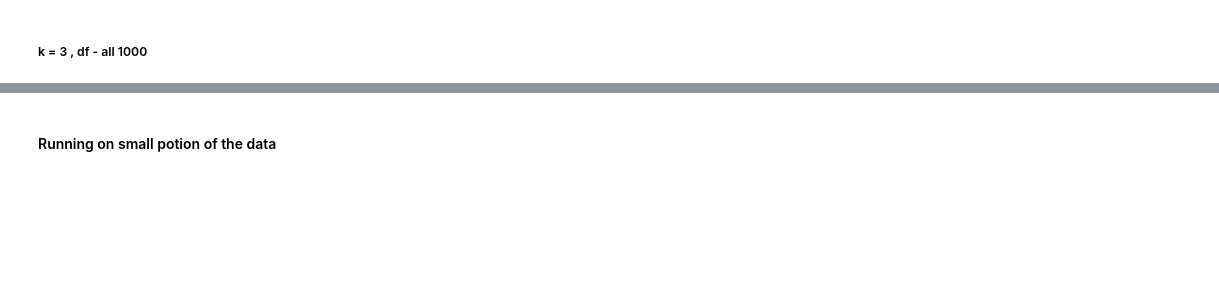
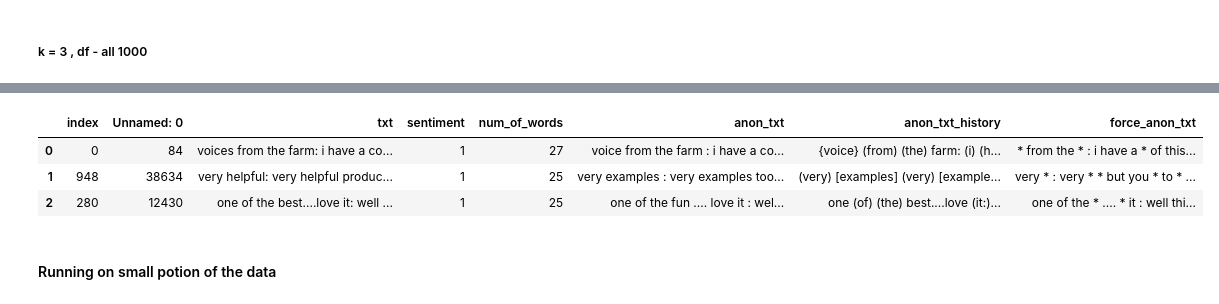
Before and after one commit to neumanh/K-anonymity-fot-texts, a Jupyter notebook: POC_v1.1.ipynb, the cells around one changed output, grey strips where cells are left out. Drawn from its saved outputs; the diff is of its cells as text; code cells hidden in the pictures; blank space fills up the shorter version.

```diff
--- a/POC_v1.1.ipynb
+++ b/POC_v1.1.ipynb
@@ -418,10 +442,9 @@ End: get_anonym_degree: None
 # %% [markdown]
 ##### k = 3 , df - all 1000
 # %%
-df_2_2 = anonym_utils.force_anonym(df_2, k=3)
-curr_k, un_anonyms = anonym_utils.get_anonym_degree(docs = df_2_2['force_anon_txt'])
-print('Anonymity degree:', curr_k, 'un-anonymized documents:', len(un_anonyms))
-print(len(un_anonyms))
+df_2 = anonym_utils.force_anonym(df_2, k=3, word_dict=word_dict_2)
+curr_k, un_anonyms = anonym_utils.get_anonym_degree(docs = df_2['force_anon_txt'])
+print('Anonymity degree:', curr_k, 'number of un-anonymized documents:', len(un_anonyms))
 # %% [output]
 Start: get_anonym_degree: 1
 neighbors: [0, 948, 280]
@@ -474,0 +519,2 @@ new something else : the hd is a documentory , alot of talk and very little musi
+# %%
+small_df = anonym_utils.force_anonym(df_2.loc[[0, 948, 280], :].reset_index(), k=3)
@@ -475,3 +543,10 @@ new something else : the hd is a documentory , alot of talk and very little musi
+# %%
+small_df
+# %% [output]
+|  | index | Unnamed: 0 | txt | sentiment | num_of_words | anon_txt | anon_txt_history | force_anon_txt |
+| 0 | 0 | 84 | voices from the farm: i have a co... | 1 | 27 | voice from the farm : i have a co... | {voice} (from) (the) farm: (i) (h... | * from the * : i have a * of this... |
+| 1 | 948 | 38634 | very helpful: very helpful produc... | 1 | 25 | very examples : very examples too... | (very) [examples] (very) [example... | very * : very * * but you * to * ... |
+| 2 | 280 | 12430 | one of the best....love it: well ... | 1 | 25 | one of the fun .... love it : wel... | one (of) (the) best....love (it:)... | one of the * .... * it : well thi... |
 # %% [markdown]
 #### Running on small potion of the data
 # %%
```
Also changed, not shown: parts of 48 cells of this notebook, 2 other files.
